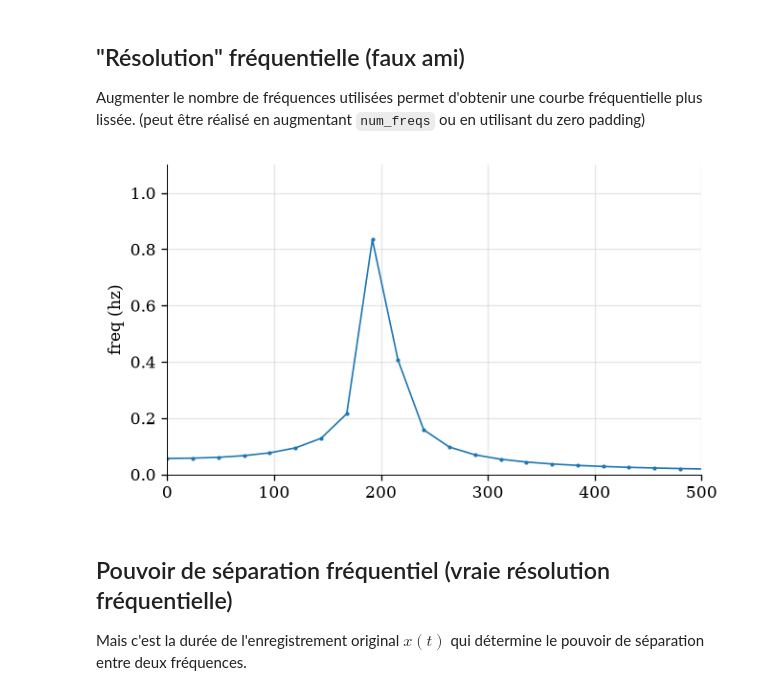
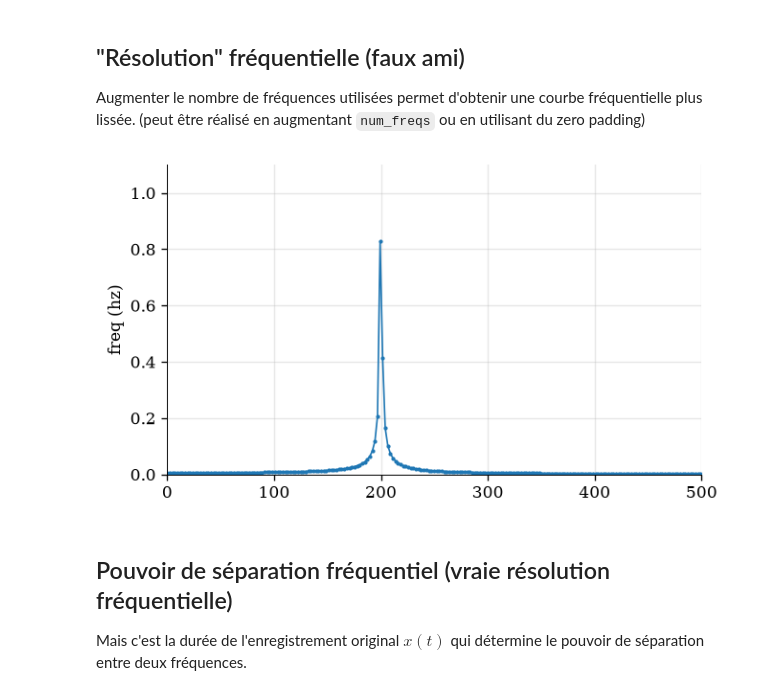
Before and after one commit to PyrApple/jupyterlite_signal_processing_ens, a Jupyter notebook: content/courses/4_fft_development.ipynb, the cells around one changed output. Drawn from its saved outputs; the diff is of its cells as text; code cells hidden in the pictures.

```diff
--- a/content/4_fft_development.ipynb
+++ b/content/courses/4_fft_development.ipynb
@@ -35,20 +155,20 @@ plt.ylim([0, 1.1]); plt.xlabel('freq (hz)'); plt.show();
 Augmenter le nombre de fréquences utilisées permet d'obtenir une courbe fréquentielle plus lissée. (peut être réalisé en augmentant `num_freqs` ou en utilisant du zero padding)
 # %%
 # init locals
-num_freqs = 2000
+num_freqs = 20000
 
 # create signal
 x, t = get_sine(200, sampling_rate = fs, duration_in_sec = 1)
 
 # fft
 X = np.fft.rfft(x, num_freqs)
 freqs = np.fft.rfftfreq(num_freqs, 1/fs)
 
 # plot fft
 plt.plot(freqs, np.abs(X) / len(X), '.-');
 plt.ylim([0, 1.1]); plt.xlim([0, 500]); plt.ylabel('freq (hz)'); plt.show();
 # %% [output]
-[figure, old version]
+[figure, new version]
 # %% [markdown]
 ## Pouvoir de séparation fréquentiel (vraie résolution fréquentielle)
 
```
Also changed, not shown: parts of 9 cells of this notebook, 29 other files.
